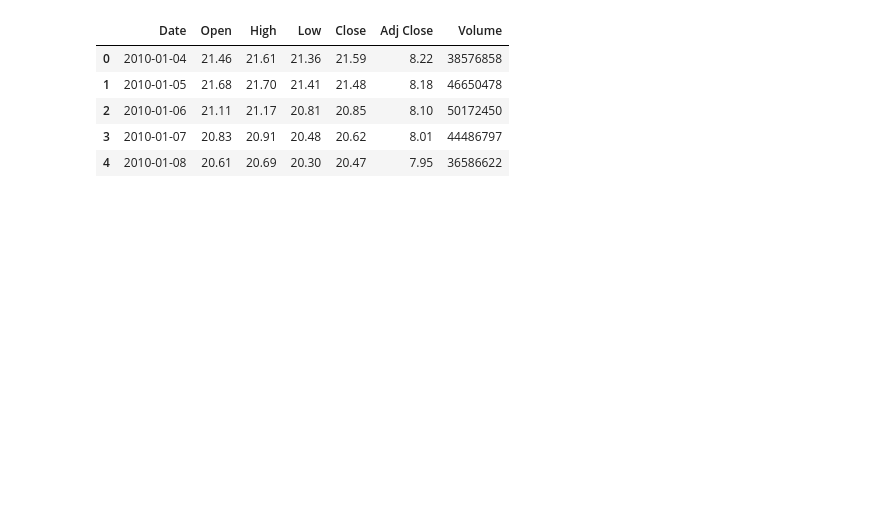
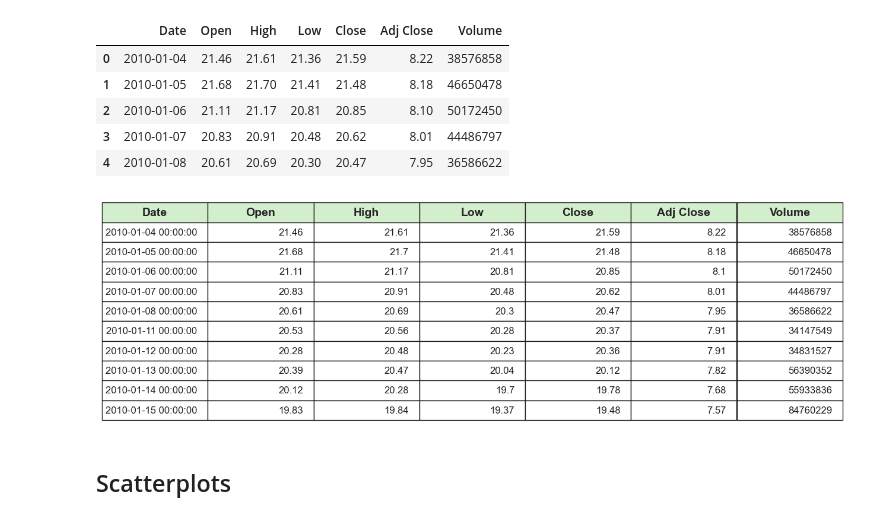
Before and after one commit to Iskanderrus/visualizations, a Jupyter notebook: matplotlib/000 - Matplotlib general II.ipynb, the cells around one changed output. Cells and saved outputs as stored; diff of their text form; code cells hidden in the pictures; blank space fills up the shorter version.

Commit message:
Added new plots including financial module of Matplotlib.

```diff
--- a/matplotlib/000 - Matplotlib general II.ipynb
+++ b/matplotlib/000 - Matplotlib general II.ipynb
@@ -345,5 +352,5 @@ plt.show()
 # %%
-df.iloc[:, [1, 2, 3, 4, 5]] = round(df.iloc[:, [1, 2, 3, 4, 5]], 2)
+df.iloc[:, 1:6] = round(df.iloc[:, 1:6], 2)
 # %%
 df.head()
 # %% [output]
@@ -353,3 +360,30 @@ df.head()
 | 2 | 2010-01-06 | 21.11 | 21.17 | 20.81 | 20.85 | 8.10 | 50172450 |
 | 3 | 2010-01-07 | 20.83 | 20.91 | 20.48 | 20.62 | 8.01 | 44486797 |
 | 4 | 2010-01-08 | 20.61 | 20.69 | 20.30 | 20.47 | 7.95 | 36586622 |
+# %%
+plt.figure(linewidth=2, figsize=(3.5, 3))
+ax = plt.gca()
+ax.get_xaxis().set_visible(False)
+ax.get_yaxis().set_visible(False)
+plt.box(on=None)
+
+ccolors = plt.cm.Greens(np.full(len(df.columns), 0.2))
+
+table = plt.table(cellText=df[:10].values,
+                  loc='center',
+                  colLabels=df.columns,
+                  colColours=ccolors)
+table.set_fontsize(12)
+
+for (row, col), cell in table.get_celld().items():
+    if (row == 0):
+        cell.set_text_props(fontproperties=FontProperties(weight='bold', size='14'))
+
+table.auto_set_column_width(df.columns)
+table.auto_set_font_size(False)
+
+table.scale(4.6, 2)
+# %% [output]
+[figure, added]
+# %% [markdown]
+## Scatterplots
```
Also changed, not shown: parts of 37 cells of this notebook, 3 other files.
